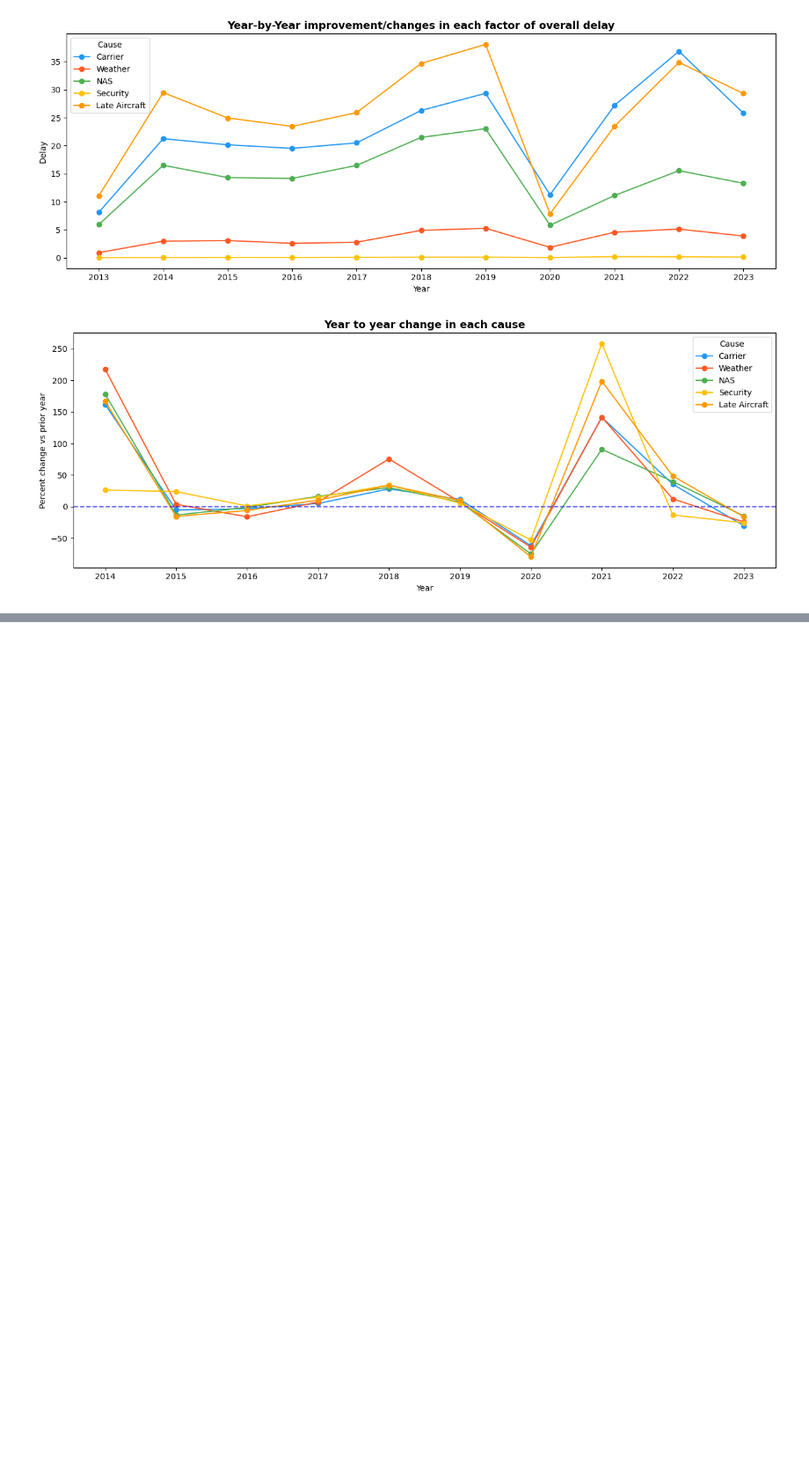
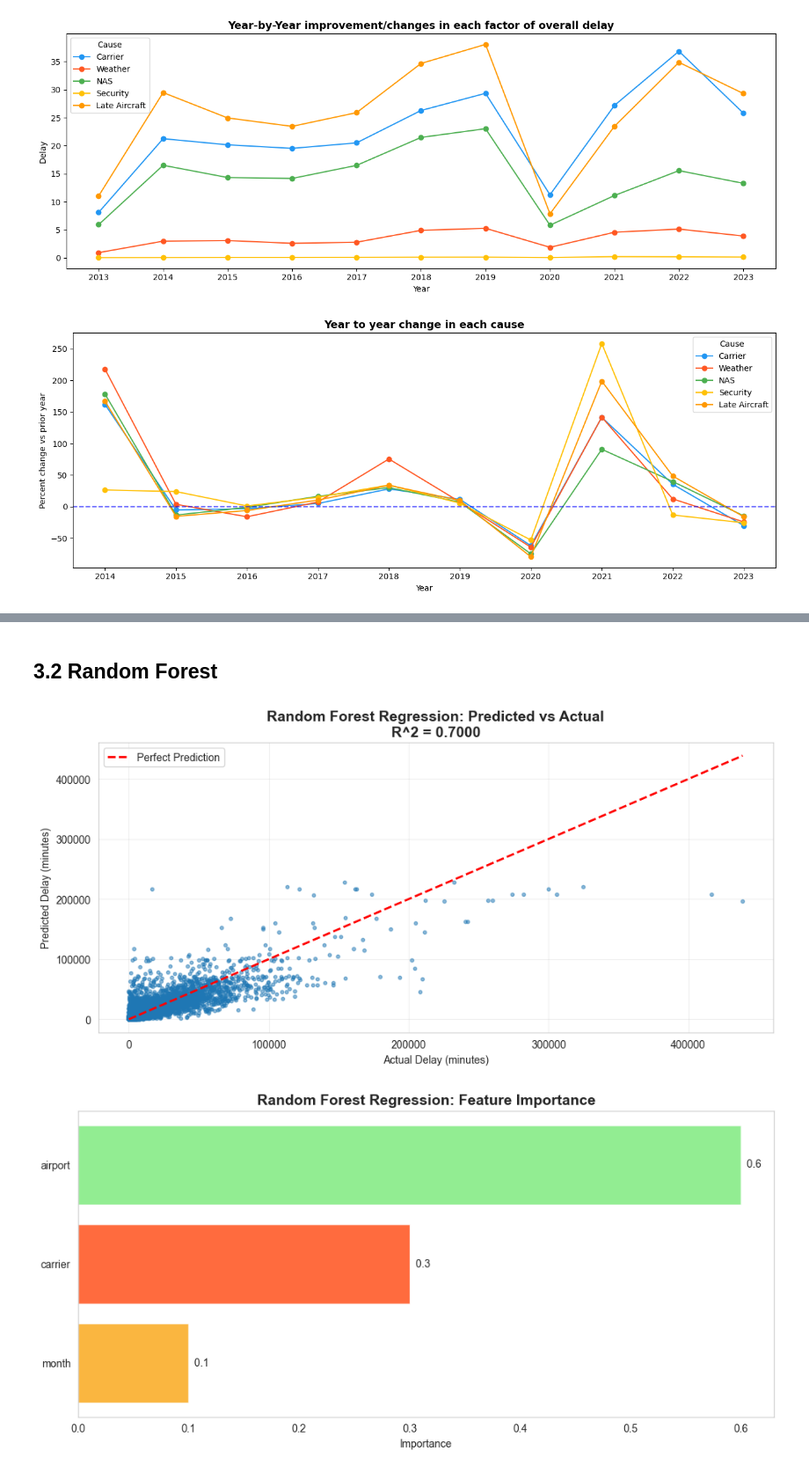
Before and after one commit to KuanchengWang/ECE143-WI26-G7, a Jupyter notebook: main_analysis.ipynb, the cells around one changed output, grey strips where cells are left out. Shown at 88% size. Drawn from its saved outputs; the diff is of its cells as text; code cells hidden in the pictures; blank space fills up the shorter version.

```diff
--- a/main_analysis.ipynb
+++ b/main_analysis.ipynb
@@ -105,0 +84,11 @@ AirportDelayAnalyzer.plot_top_airports_bar()
+# %% [markdown]
+## 3.2 Random Forest
+# %%
+from src.random_forest_model import DelayRandomForest
+from src.regression_visualization import visualize_results
+
+results = DelayRandomForest().train_model()
+visualize_results(results, model_name='Random Forest Regression')
+# %% [output]
+[figure, added]
+[figure, added]
```
Also changed, not shown: parts of 18 cells of this notebook, 9 other files.
